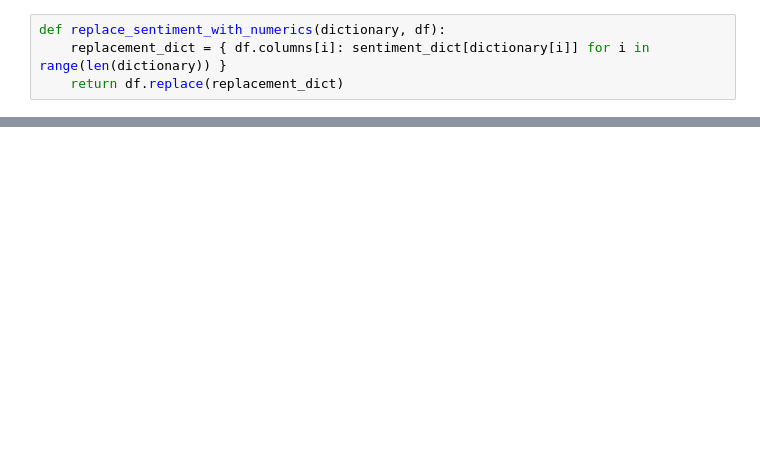
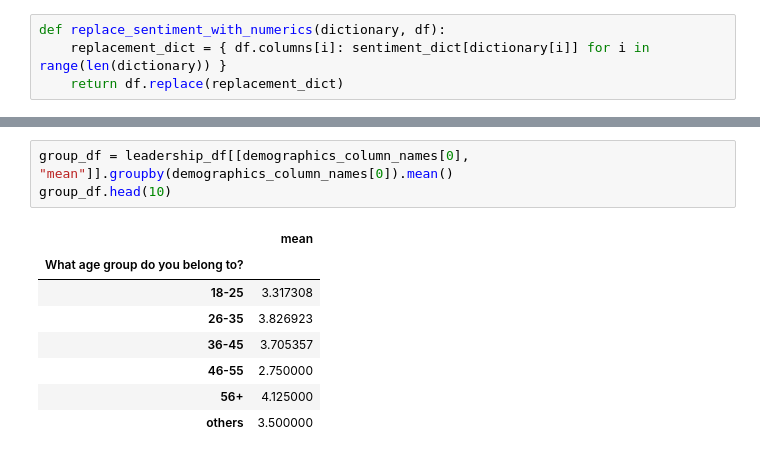
Before and after one commit to ragnarokatz/btm710_proposal_analysis, a Jupyter notebook: analysis.ipynb, the cells around one changed output, grey strips where cells are left out. Drawn from its saved outputs; the diff is of its cells as text; blank space fills up the shorter version.

```diff
--- a/analysis.ipynb
+++ b/analysis.ipynb
@@ -53,0 +84,12 @@ leadership_df.head(10)
+# %%
+group_df = leadership_df[[demographics_column_names[0], "mean"]].groupby(demographics_column_names[0]).mean()
+group_df.head(10)
+# %% [output]
+|  | mean |
+| What age group do you belong to? |  |
+| 18-25 | 3.317308 |
+| 26-35 | 3.826923 |
+| 36-45 | 3.705357 |
+| 46-55 | 2.750000 |
+| 56+ | 4.125000 |
+| others | 3.500000 |
```
Also changed, not shown: parts of 6 cells of this notebook.
